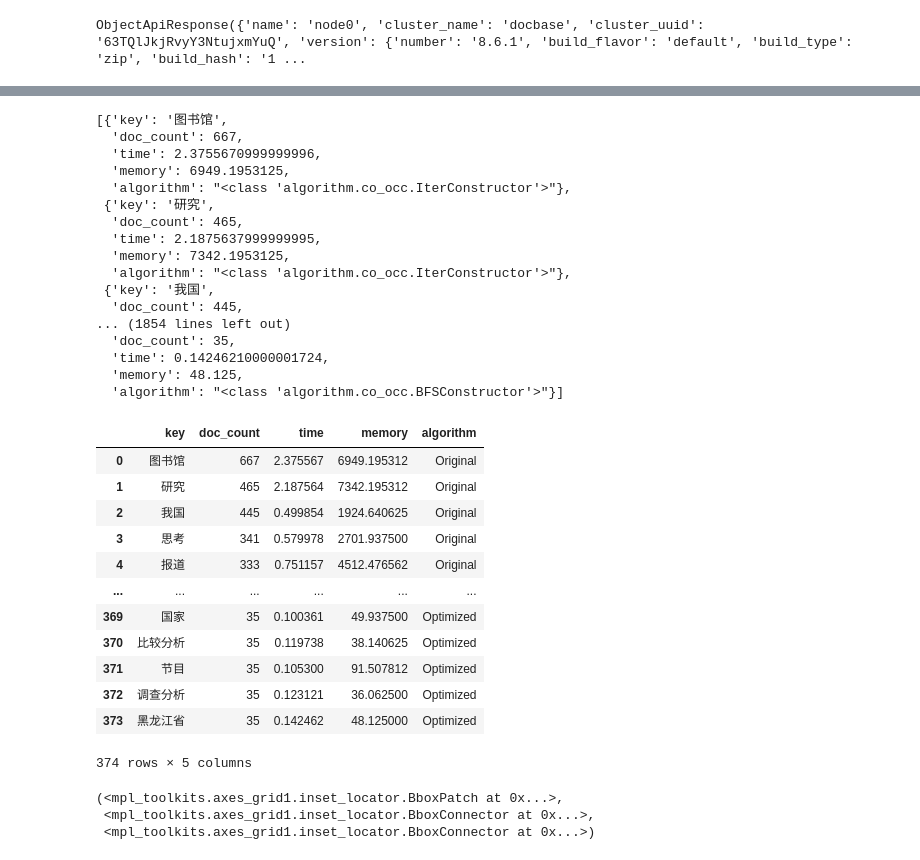
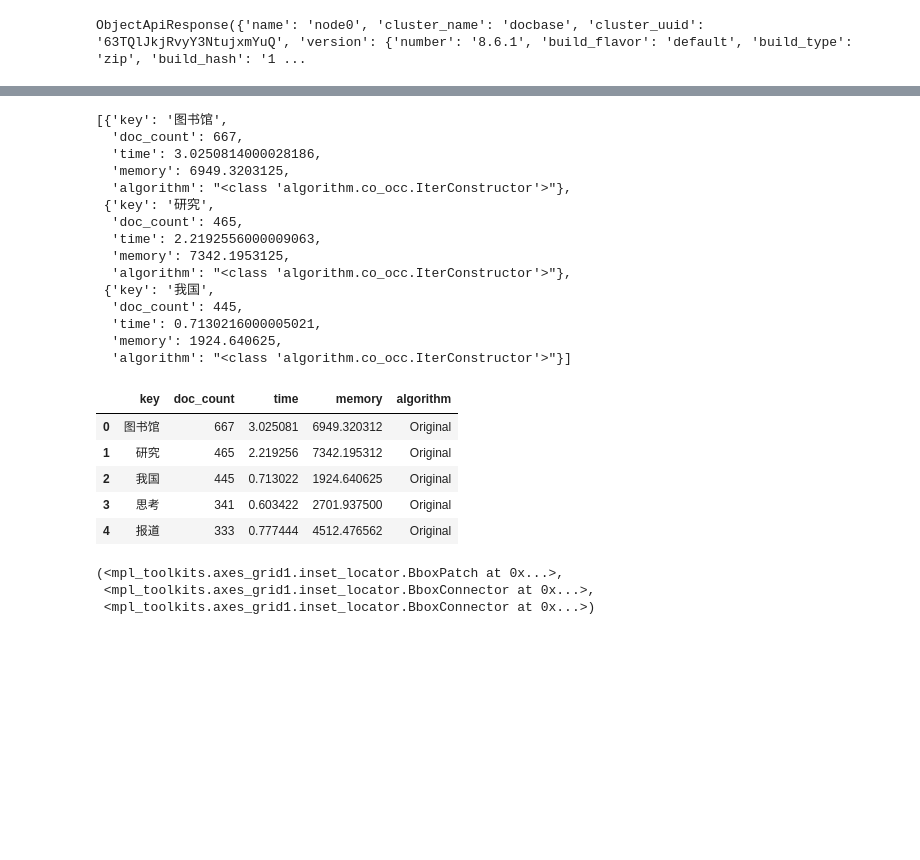
Before and after one commit to realJaydenCheng/cooccurrence-inverted-index, a Jupyter notebook: 3-experiments-performance.ipynb, the cells around one changed output, grey strips where cells are left out. Cells and saved outputs as stored; diff of their text form; code cells hidden in the pictures; blank space fills up the shorter version.

```diff
--- a/3-experiments-performance.ipynb
+++ b/3-experiments-performance.ipynb
@@ -93,46 +79,37 @@ for constructor in constructors:
         bucket["memory"] = network_m.memory
         bucket["algorithm"] = str(type(constructor))
         profiles.append(deepcopy(bucket))
-profiles
+profiles[:3]
 # %% [output]
 [{'key': '图书馆',
   'doc_count': 667,
-  'time': 2.3755670999999996,
-  'memory': 6949.1953125,
+  'time': 3.0250814000028186,
+  'memory': 6949.3203125,
   'algorithm': "<class 'algorithm.co_occ.IterConstructor'>"},
  {'key': '研究',
   'doc_count': 465,
-  'time': 2.1875637999999995,
+  'time': 2.2192556000009063,
   'memory': 7342.1953125,
   'algorithm': "<class 'algorithm.co_occ.IterConstructor'>"},
  {'key': '我国',
   'doc_count': 445,
-... (1854 lines left out)
-  'doc_count': 35,
-  'time': 0.14246210000001724,
-  'memory': 48.125,
-  'algorithm': "<class 'algorithm.co_occ.BFSConstructor'>"}]
+  'time': 0.7130216000005021,
+  'memory': 1924.640625,
+  'algorithm': "<class 'algorithm.co_occ.IterConstructor'>"}]
 # %%
 profile_data = pd.DataFrame(profiles)
 profile_data["algorithm"] = profile_data["algorithm"].map({
     str(IterConstructor): "Original",
     str(BFSConstructor): "Optimized"
 })
-profile_data
+profile_data.head()
 # %% [output]
 |  | key | doc_count | time | memory | algorithm |
-| 0 | 图书馆 | 667 | 2.375567 | 6949.195312 | Original |
-| 1 | 研究 | 465 | 2.187564 | 7342.195312 | Original |
-| 2 | 我国 | 445 | 0.499854 | 1924.640625 | Original |
-| 3 | 思考 | 341 | 0.579978 | 2701.937500 | Original |
-| 4 | 报道 | 333 | 0.751157 | 4512.476562 | Original |
-| ... | ... | ... | ... | ... | ... |
-| 369 | 国家 | 35 | 0.100361 | 49.937500 | Optimized |
-| 370 | 比较分析 | 35 | 0.119738 | 38.140625 | Optimized |
-| 371 | 节目 | 35 | 0.105300 | 91.507812 | Optimized |
-| 372 | 调查分析 | 35 | 0.123121 | 36.062500 | Optimized |
-| 373 | 黑龙江省 | 35 | 0.142462 | 48.125000 | Optimized |
+| 0 | 图书馆 | 667 | 3.025081 | 6949.320312 | Original |
+| 1 | 研究 | 465 | 2.219256 | 7342.195312 | Original |
+| 2 | 我国 | 445 | 0.713022 | 1924.640625 | Original |
+| 3 | 思考 | 341 | 0.603422 | 2701.937500 | Original |
+| 4 | 报道 | 333 | 0.777444 | 4512.476562 | Original |
-374 rows × 5 columns
 # %%
 fig, axes = plt.subplots(1, 2, figsize=(9, 4))
 
```
Also changed, not shown: parts of 9 cells of this notebook.
